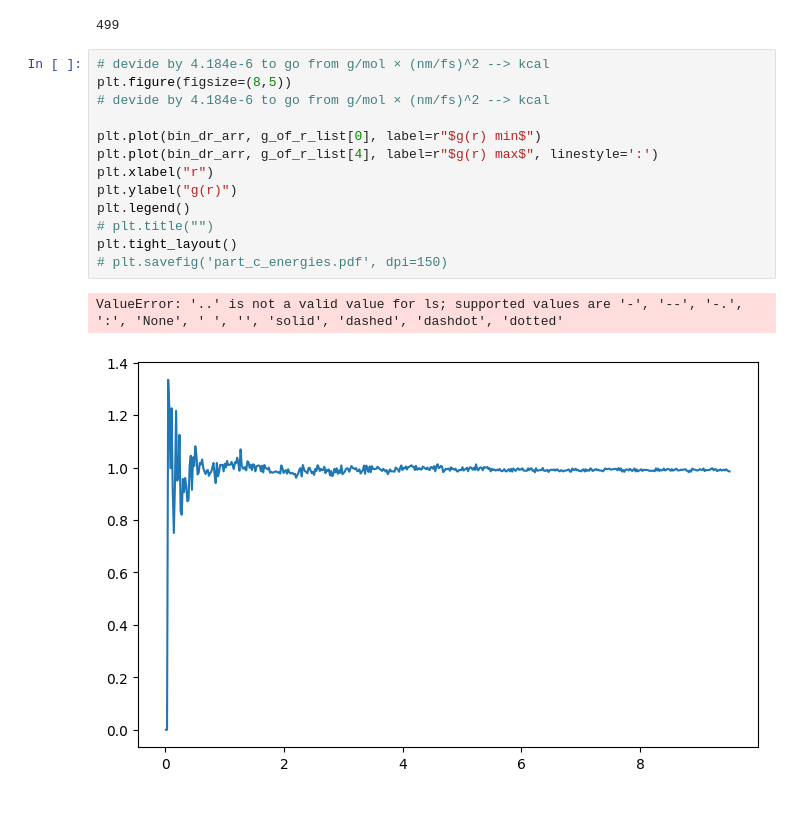
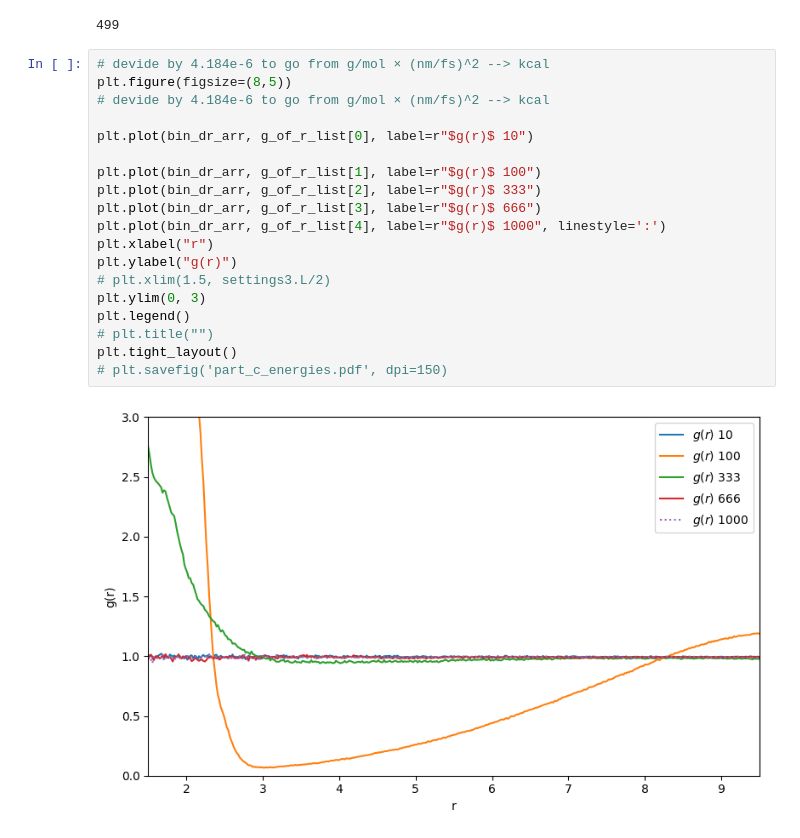
Before and after one commit to ScythiansCloud/FinalProject_CompPhys, a Jupyter notebook: main.ipynb, the cells around one changed output. Cells and saved outputs as stored; diff of their text form; blank space fills up the shorter version.

```diff
--- a/main.ipynb
+++ b/main.ipynb
@@ -66,16 +85,21 @@ print(len(g_of_r_list[3]))
 # %%
 # devide by 4.184e-6 to go from g/mol × (nm/fs)^2 --> kcal
 plt.figure(figsize=(8,5))
 # devide by 4.184e-6 to go from g/mol × (nm/fs)^2 --> kcal
 
-plt.plot(bin_dr_arr, g_of_r_list[0], label=r"$g(r) min$")
-plt.plot(bin_dr_arr, g_of_r_list[4], label=r"$g(r) max$", linestyle=':')
+plt.plot(bin_dr_arr, g_of_r_list[0], label=r"$g(r)$ 10")
+
+plt.plot(bin_dr_arr, g_of_r_list[1], label=r"$g(r)$ 100")
+plt.plot(bin_dr_arr, g_of_r_list[2], label=r"$g(r)$ 333")
+plt.plot(bin_dr_arr, g_of_r_list[3], label=r"$g(r)$ 666")
+plt.plot(bin_dr_arr, g_of_r_list[4], label=r"$g(r)$ 1000", linestyle=':')
 plt.xlabel("r")
 plt.ylabel("g(r)")
+# plt.xlim(1.5, settings3.L/2)
+plt.ylim(0, 3)
 plt.legend()
 # plt.title("")
 plt.tight_layout()
 # plt.savefig('part_c_energies.pdf', dpi=150)
 # %% [output]
-ValueError: '..' is not a valid value for ls; supported values are '-', '--', '-.', ':', 'None', ' ', '', 'solid', 'dashed', 'dashdot', 'dotted'
-[figure, old version]
+[figure, new version]
```
Also changed, not shown: parts of 2 cells of this notebook, 1 other file.
